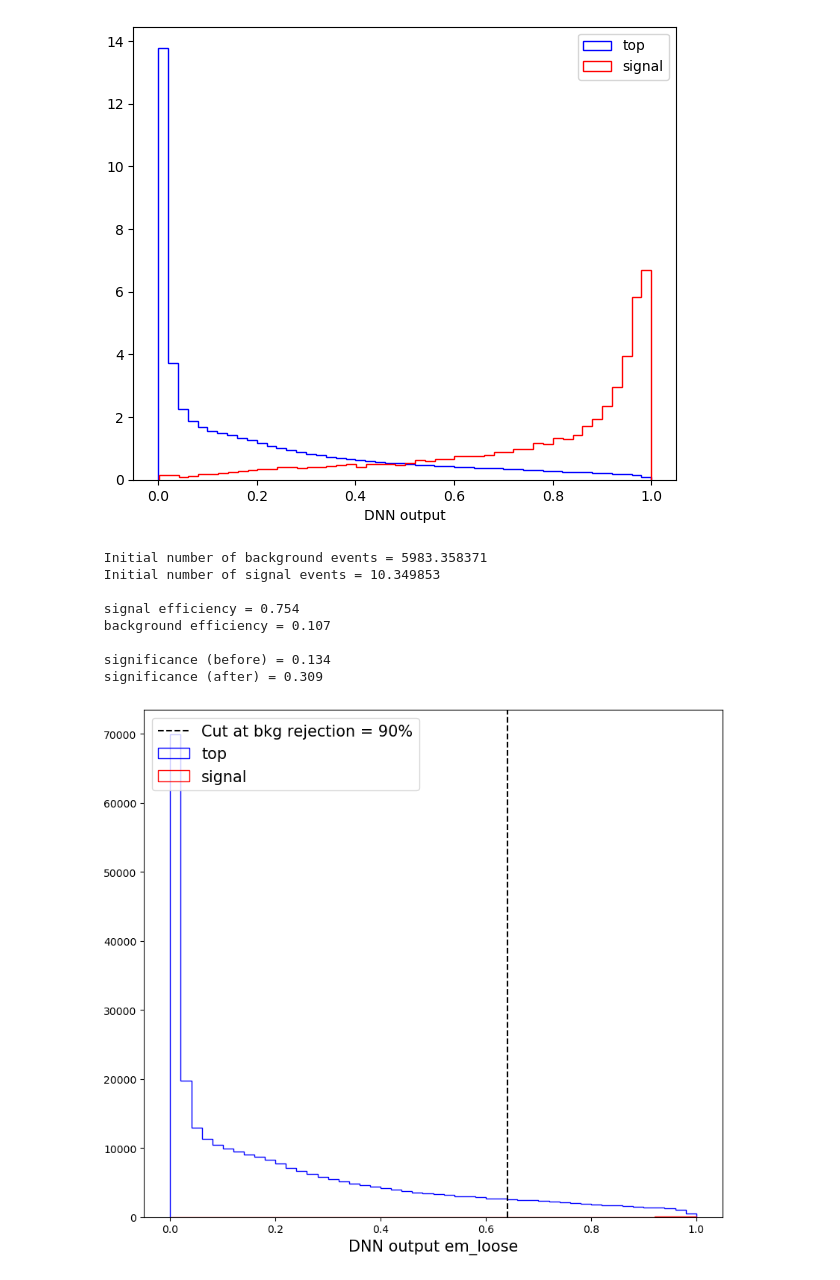
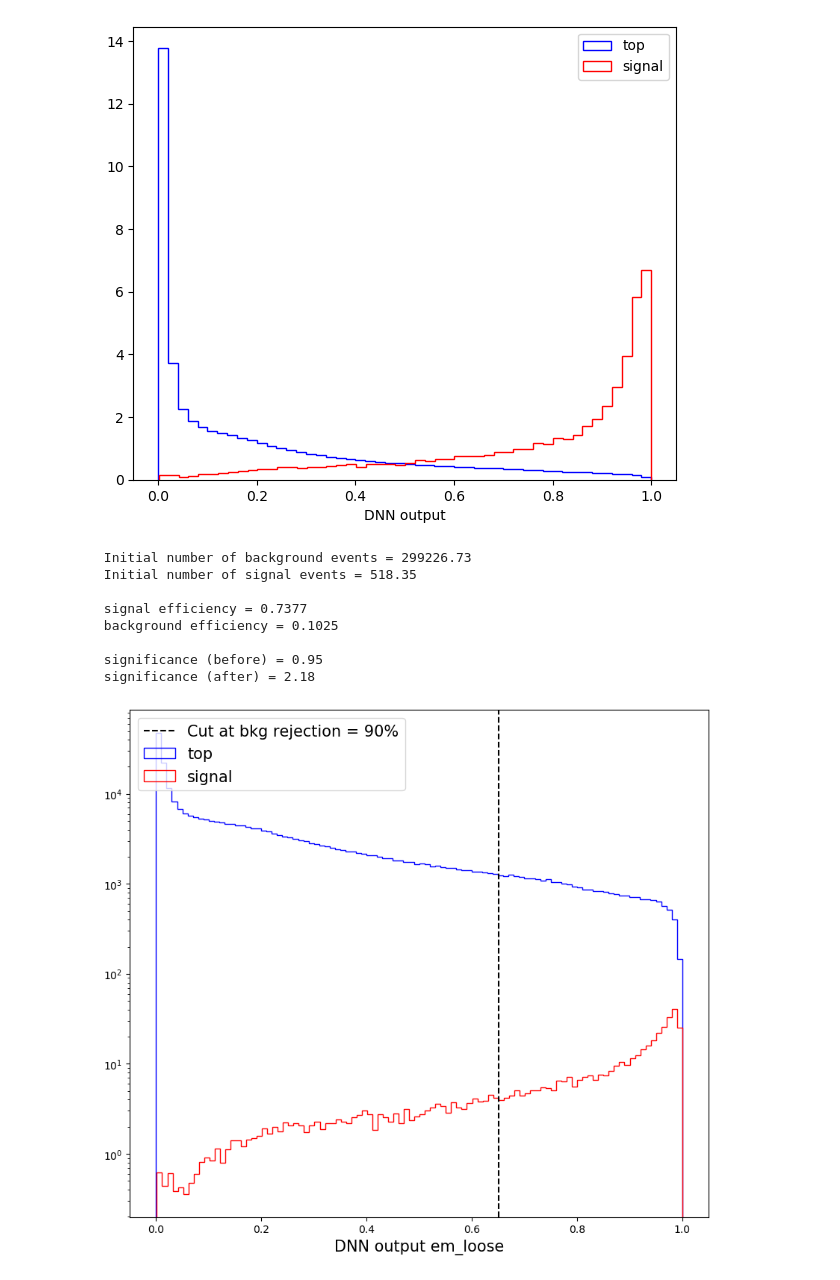
Before and after one commit to BiancaPinolini/ML_classification, a Jupyter notebook: BinningStudies.ipynb, the cells around one changed output. Saved outputs shown, nothing was run; the diff lists cells and outputs as text; code cells hidden in the pictures.

Commit message:
Fixing significance problems

```diff
--- a/BinningStudies.ipynb
+++ b/BinningStudies.ipynb
@@ -113,47 +109,45 @@ plt.show()
 # %%
 from math import sqrt
 import matplotlib.patches as mpatches
 
 lumi = 59.74
 
 fig, ax1 = plt.subplots(figsize=(10,9), dpi=100)
 
-B, B_bins, _ = plt.hist(top["y"],   weights=top.weight_*lumi, bins=50, label="top",  histtype="step", color="blue")
-S, S_bins, _ = plt.hist(signal["y"], weights=signal.weight_*lumi, bins=50, label="signal", histtype="step", color="red")
+B, B_bins, _ = plt.hist(top["y"],   weights=top.weight_*lumi, bins=100, label="top",  color="blue", histtype="step")
+S, S_bins, _ = plt.hist(signal["y"], weights=signal.weight_*lumi, bins=100, label="signal", color="red", histtype="step")
 
-B_width = B_bins[1] - B_bins[0]
-S_width = S_bins[1] - S_bins[0]
+Ni_B = sum(B)
+Ni_S = sum(S)
 
-Ni_B = B_width * sum(B[:])
-Ni_S = S_width * sum(S[:])
-
-print(" Initial number of background events = {:f}\n Initial number of signal events = {:f}\n".format(Ni_B, Ni_S))
+print(" Initial number of background events = {:.2f}\n Initial number of signal events = {:.2f}\n".format(Ni_B, Ni_S))
 
 bd = 1
 int_B = 0
 
 while (int_B < (0.1*Ni_B)):
-    int_B = B_width * sum(B[-bd:])
+    int_B = sum(B[-bd:])
     bd += 1
 
-int_S = S_width * sum(S[-bd:])
+int_S = sum(S[-bd:])
 
 plt.axvline(S_bins[-bd], 0, max(B), label='Cut at bkg rejection = 90%', color = "black", linestyle = "dashed")
 
-print(" signal efficiency = {:.3f}\n background efficiency = {:.3f}\n".format(int_S/Ni_S, int_B/Ni_B))
+print(" signal efficiency = {:.4f}\n background efficiency = {:.4f}\n".format(int_S/Ni_S, int_B/Ni_B))
 
-print(" significance (before) = {:.3f} \n significance (after) = {:.3f}".format(Ni_S/sqrt(Ni_B), int_S/sqrt(int_B)))
+print(" significance (before) = {:.2f} \n significance (after) = {:.2f}".format(Ni_S/sqrt(Ni_B), int_S/sqrt(int_B)))
 
+plt.yscale("log")
 plt.xlabel("DNN output "+config["cut"], fontsize=15)
 plt.legend(loc="upper left", fontsize=15)
 plt.show()
 # %% [output]
- Initial number of background events = 5983.358371
- Initial number of signal events = 10.349853
+ Initial number of background events = 299226.73
+ Initial number of signal events = 518.35
 
- signal efficiency = 0.754
- background efficiency = 0.107
+ signal efficiency = 0.7377
+ background efficiency = 0.1025
 
- significance (before) = 0.134
- significance (after) = 0.309
+ significance (before) = 0.95
+ significance (after) = 2.18
-[figure, old version]
+[figure, new version]
```
Also changed, not shown: parts of 9 cells of this notebook.
